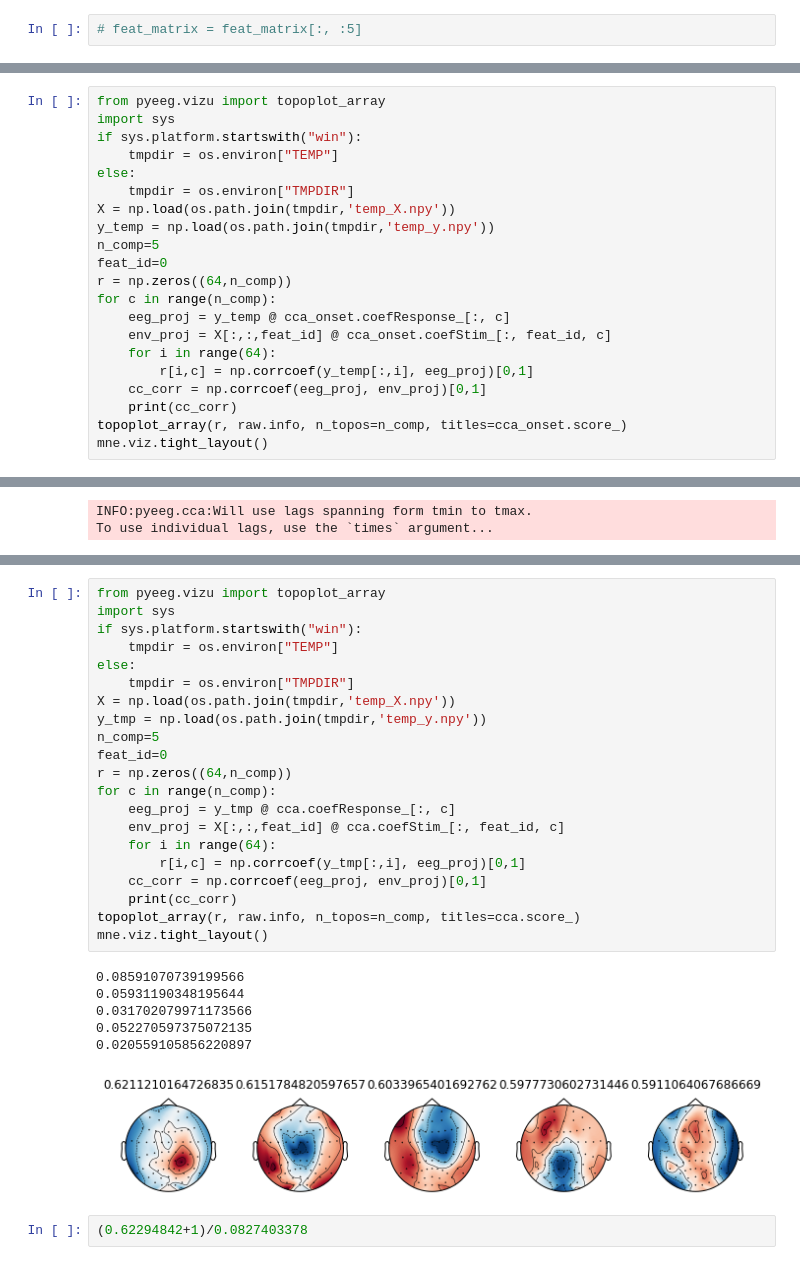
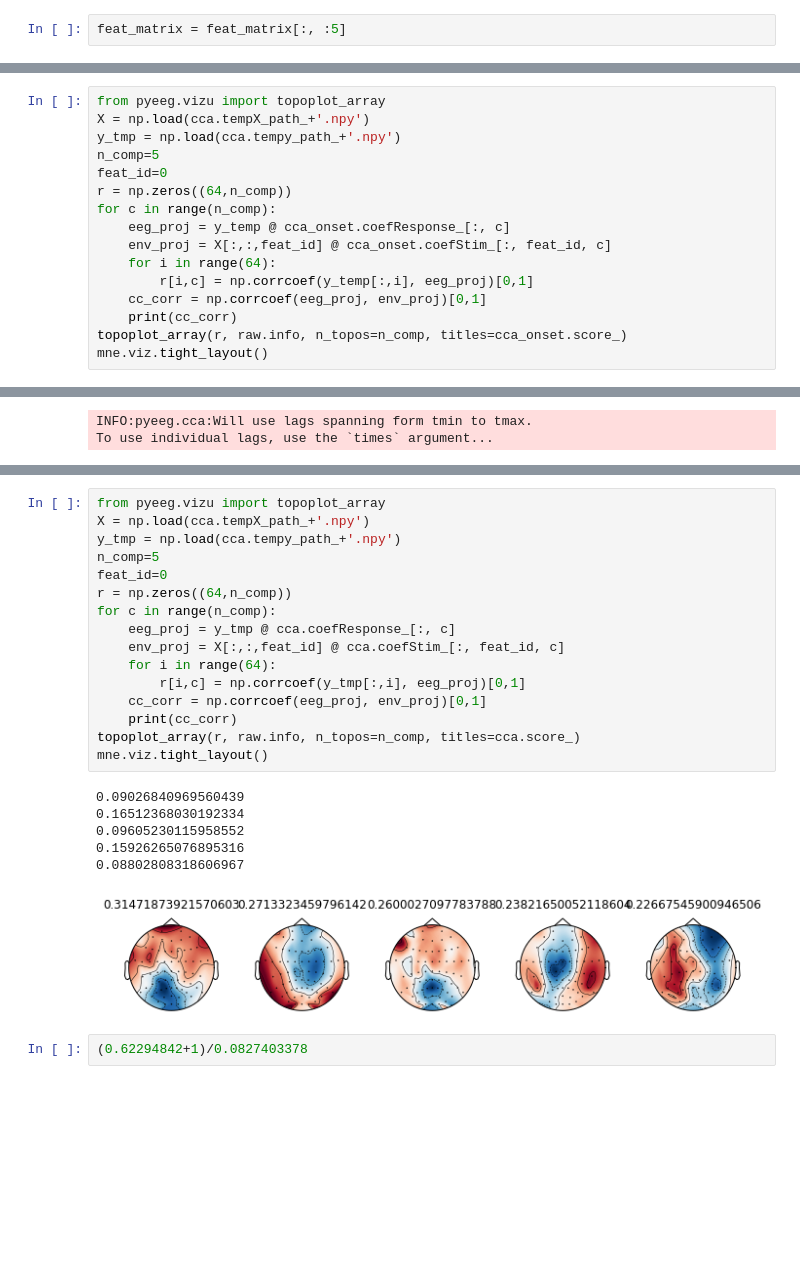
Before and after one commit to Hugo-W/pyEEG, a Jupyter notebook: docs/source/examples/CCA_wordvectors_correct_import.ipynb, the cells around one changed output, grey strips where cells are left out. Saved outputs shown, nothing was run; the diff lists cells and outputs as text; blank space fills up the shorter version.

Commit message:
incorporated the path of temp_y and temp_X in cca

```diff
--- a/docs/source/examples/CCA_wordvectors_correct_import.ipynb
+++ b/docs/source/examples/CCA_wordvectors_correct_import.ipynb
@@ -106,7 +106,7 @@ INFO:pyeeg.io:Word flushington not in word embedding model; will use rdm instead
 # %%
 feat_matrix = wf.align_word_features(features=['wordvectors'], srate=125, wordonset_feature=True)
 # %%
-# feat_matrix = feat_matrix[:, :5]
+feat_matrix = feat_matrix[:, :5]
 # %%
 print(feat_matrix.shape)
 # %% [output]
@@ -150,13 +150,8 @@ cca_onset.plot_activation_map(raw.info, n_comp=3)
 [figure]
 # %%
 from pyeeg.vizu import topoplot_array
-import sys
-if sys.platform.startswith("win"):
-    tmpdir = os.environ["TEMP"]
-else:
-    tmpdir = os.environ["TMPDIR"]
-X = np.load(os.path.join(tmpdir,'temp_X.npy'))
-y_temp = np.load(os.path.join(tmpdir,'temp_y.npy'))
+X = np.load(cca.tempX_path_+'.npy')
+y_tmp = np.load(cca.tempy_path_+'.npy')
 n_comp=5
 feat_id=0
 r = np.zeros((64,n_comp))
@@ -222,31 +217,26 @@ cca.plot_corr(raw.info, n_comp=5, feat_id=0) # NO FEATURE ID
 # %%
 from pyeeg.vizu import topoplot_array
-import sys
-if sys.platform.startswith("win"):
-    tmpdir = os.environ["TEMP"]
-else:
-    tmpdir = os.environ["TMPDIR"]
-X = np.load(os.path.join(tmpdir,'temp_X.npy'))
-y_tmp = np.load(os.path.join(tmpdir,'temp_y.npy'))
+X = np.load(cca.tempX_path_+'.npy')
+y_tmp = np.load(cca.tempy_path_+'.npy')
 n_comp=5
 feat_id=0
 r = np.zeros((64,n_comp))
 for c in range(n_comp):
     eeg_proj = y_tmp @ cca.coefResponse_[:, c]
     env_proj = X[:,:,feat_id] @ cca.coefStim_[:, feat_id, c]
     for i in range(64):
         r[i,c] = np.corrcoef(y_tmp[:,i], eeg_proj)[0,1]
     cc_corr = np.corrcoef(eeg_proj, env_proj)[0,1]
     print(cc_corr)
 topoplot_array(r, raw.info, n_topos=n_comp, titles=cca.score_)
 mne.viz.tight_layout()
 # %% [output]
-0.08591070739199566
-0.05931190348195644
-0.031702079971173566
-0.052270597375072135
-0.020559105856220897
+0.09026840969560439
+0.16512368030192334
+0.09605230115958552
+0.15926265076895316
+0.08802808318606967
-[figure, old version]
+[figure, new version]
 # %%
 (0.62294842+1)/0.0827403378
 # %% [output]
```
Also changed, not shown: parts of 12 cells of this notebook, 1 other file.
